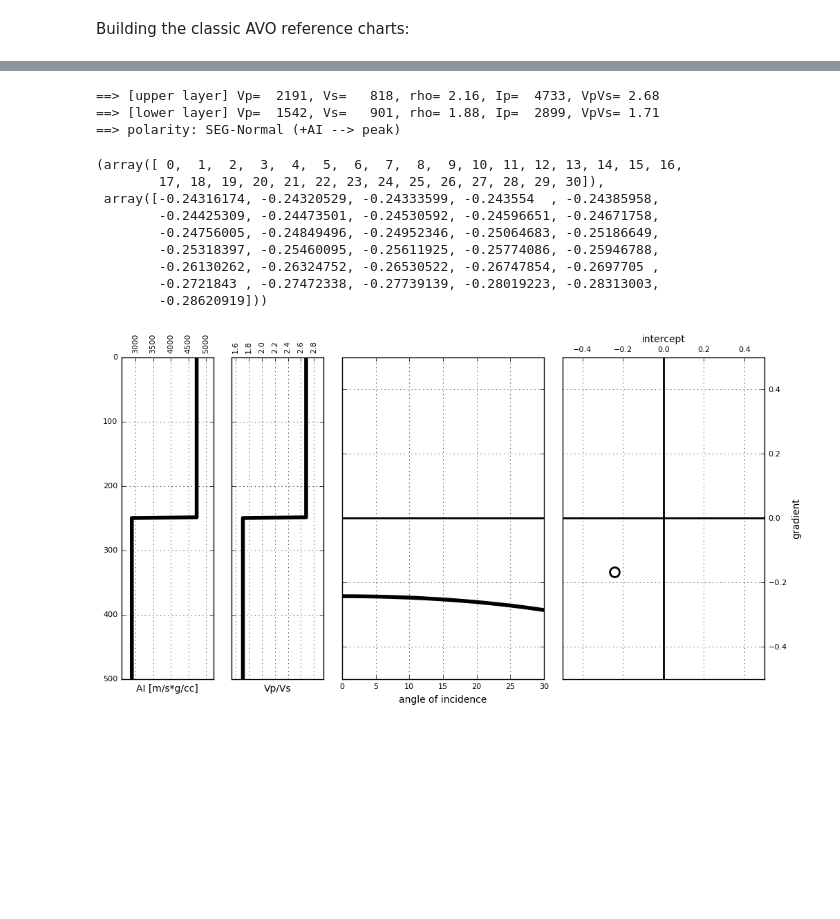
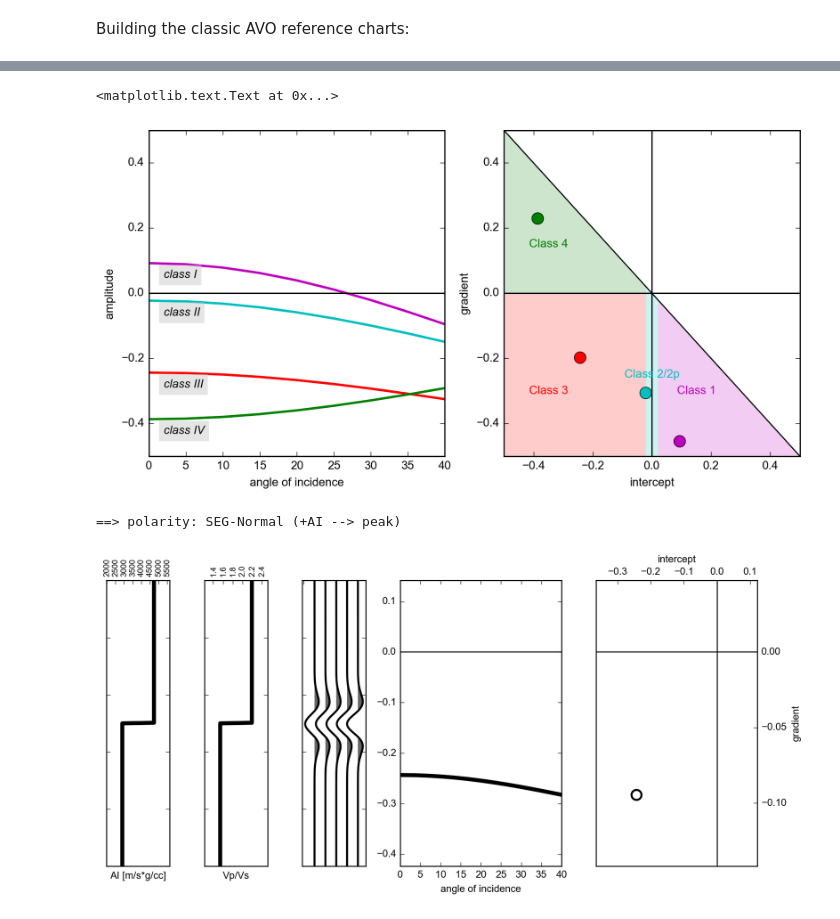
Before and after one commit to Kevin2599/geophysical_notes, a Jupyter notebook: avo_explorer.ipynb, the cells around one changed output, grey strips where cells are left out. Saved outputs shown, nothing was run; the diff lists cells and outputs as text; code cells hidden in the pictures; blank space fills up the shorter version.

```diff
--- a/avo_explorer.ipynb
+++ b/avo_explorer.ipynb
@@ -263,16 +16,47 @@ IndentationError: expected an indented block (<ipython-input-15-83c27602ff88>, l
-# %%
-avoplotmod(vp1,vs1,rho1,vp2,vs2,rho2,angmin=0,angmax=30,name=None,polarity='normal',mx=0.5)
-# %% [output]
-==> [upper layer] Vp=  2191, Vs=   818, rho= 2.16, Ip=  4733, VpVs= 2.68
-==> [lower layer] Vp=  1542, Vs=   901, rho= 1.88, Ip=  2899, VpVs= 1.71
-==> polarity: SEG-Normal (+AI --> peak)
-(array([ 0,  1,  2,  3,  4,  5,  6,  7,  8,  9, 10, 11, 12, 13, 14, 15, 16,
-        17, 18, 19, 20, 21, 22, 23, 24, 25, 26, 27, 28, 29, 30]),
- array([-0.24316174, -0.24320529, -0.24333599, -0.243554  , -0.24385958,
-        -0.24425309, -0.24473501, -0.24530592, -0.24596651, -0.24671758,
-        -0.24756005, -0.24849496, -0.24952346, -0.25064683, -0.25186649,
-        -0.25318397, -0.25460095, -0.25611925, -0.25774086, -0.25946788,
-        -0.26130262, -0.26324752, -0.26530522, -0.26747854, -0.2697705 ,
-        -0.2721843 , -0.27472338, -0.27739139, -0.28019223, -0.28313003,
-        -0.28620919]))
-[figure, removed]
+# %%
+shale = np.array([[3094,1515,2.40], [2643,1167,2.29], [2192,818,2.16], [3240,1620,2.34]])
+ssgas = np.array([[4050,2526,2.21,.2], [2781,1665,2.08,.25], [1542,901,1.88,.33], [1650,1090,2.07,.18]])
+ssbri = np.array([[4115,2453,2.32,.2], [3048,1595,2.23,.25], [2134,860,2.11,.33], [2590,1060,2.21,.18]])
+avocl=['class I','class II','class III','class IV']
+# %%
+ang=np.arange(0,60,5)
+cc=['m','c','r','g']
+
+f,ax=plt.subplots(1,2, figsize=(10, 5))
+for i, val in enumerate(avocl):
+    amp0=b.reflection.shuey2(shale[i,0],shale[i,1],shale[i,2],ssbri[i,0],ssbri[i,1],ssbri[i,2],ang)
+    amp1=b.reflection.shuey2(shale[i,0],shale[i,1],shale[i,2],ssgas[i,0],ssgas[i,1],ssgas[i,2],ang)
+    tmp0=b.reflection.shuey2(shale[i,0],shale[i,1],shale[i,2],ssbri[i,0],ssbri[i,1],ssbri[i,2],30,terms=True)
+    tmp1=b.reflection.shuey2(shale[i,0],shale[i,1],shale[i,2],ssgas[i,0],ssgas[i,1],ssgas[i,2],30,terms=True)
+    Ib, Gb = tmp0[0],tmp0[1] / np.sin(np.radians(30))**2
+    Ig, Gg = tmp1[0],tmp1[1] / np.sin(np.radians(30))**2
+    ax[0].plot(ang, amp1, color=cc[i], lw=2, ls='-', label=val+' (gas)')
+    ax[0].axhline(0, color='k')
+    ax[0].set_xlabel('angle of incidence'), ax[0].set_ylabel('amplitude')
+    ax[0].set_xlim(0, 40)
+    ax[0].text(2,amp1[0]-.02,avocl[i], style='italic', fontsize=10, ha='left', va='top', bbox=dict(fc='0.8', ec='none',alpha=0.5))
+    ax[1].plot(Ig, Gg, color=cc[i], marker='o', ms=10, label=val+' (gas)')
+    ax[1].axhline(0, color='k'), ax[1].axvline(0, color='k')
+    ax[1].set_xlabel('intercept'), ax[1].set_ylabel('gradient')
+    ax[1].set_xlim(-.5, .5)
+    # draw avo classes areas
+    cl1_area = patches.Rectangle((0.02,-1),.98,1,edgecolor='None',facecolor='m',alpha=0.2)
+    cl2_area = patches.Rectangle((-0.02,-1),.04,2,edgecolor='None',facecolor='c',alpha=0.2)
+    cl3_area = patches.Rectangle((-1,-1),.98,1,edgecolor='None',facecolor='r',alpha=0.2)
+    cl4_area = patches.Rectangle((-1,0),.98,1,edgecolor='None',facecolor='g',alpha=0.2)
+    for aa in ax:
+        aa.grid()
+        aa.set_ylim(-.5, .5)
+background = patches.Polygon([[-1, 1], [1, -1], [1, 1]],facecolor='w')
+ax[1].add_patch(cl1_area)
+ax[1].add_patch(cl2_area)
+ax[1].add_patch(cl3_area)
+ax[1].add_patch(cl4_area)
+ax[1].add_patch(background)
+ax[1].text(.15,-.3,'Class 1',ha='center',va='center',color='m')
+ax[1].text(0,-.25,'Class 2/2p',ha='center',va='center', color='c')
+ax[1].text(-.35,-.3,'Class 3',ha='center',va='center', color='r')
+ax[1].text(-.35,.15,'Class 4',ha='center',va='center', color='g')
+# %% [output]
+<matplotlib.text.Text at 0x...>
+[figure, added]
@@ -278,0 +141,5 @@ avoplotmod(vp1,vs1,rho1,vp2,vs2,rho2,angmin=0,angmax=30,name=None,polarity='norm
+# %%
+interact(avomod1,vp1=(1500,6000,100),vp2=(1500,6000,100),vs1=(1000,3000,100),vs2=(1000,3000,100),rho1=(1.5,3.0,0.1),rho2=(1.5,3.0,0.1),method=['shuey','zoeppritz'], angmin=fixed(0), angmax=(30,60,10), polarity=['normal','reverse'], black=(False), continuous_update=False)
+# %% [output]
+==> polarity: SEG-Normal (+AI --> peak)
+[figure, added]
```
Also changed, not shown: parts of 14 cells of this notebook, 12 other files.
